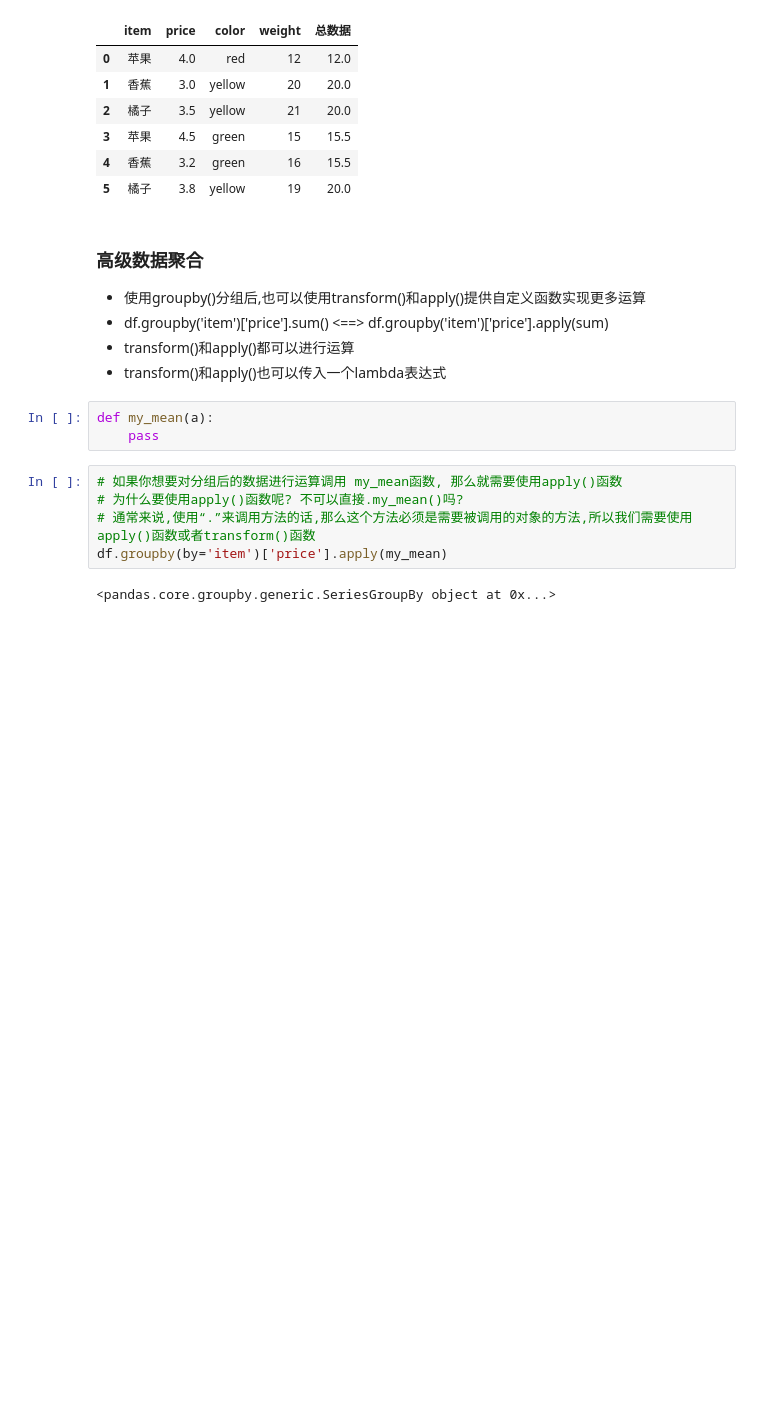
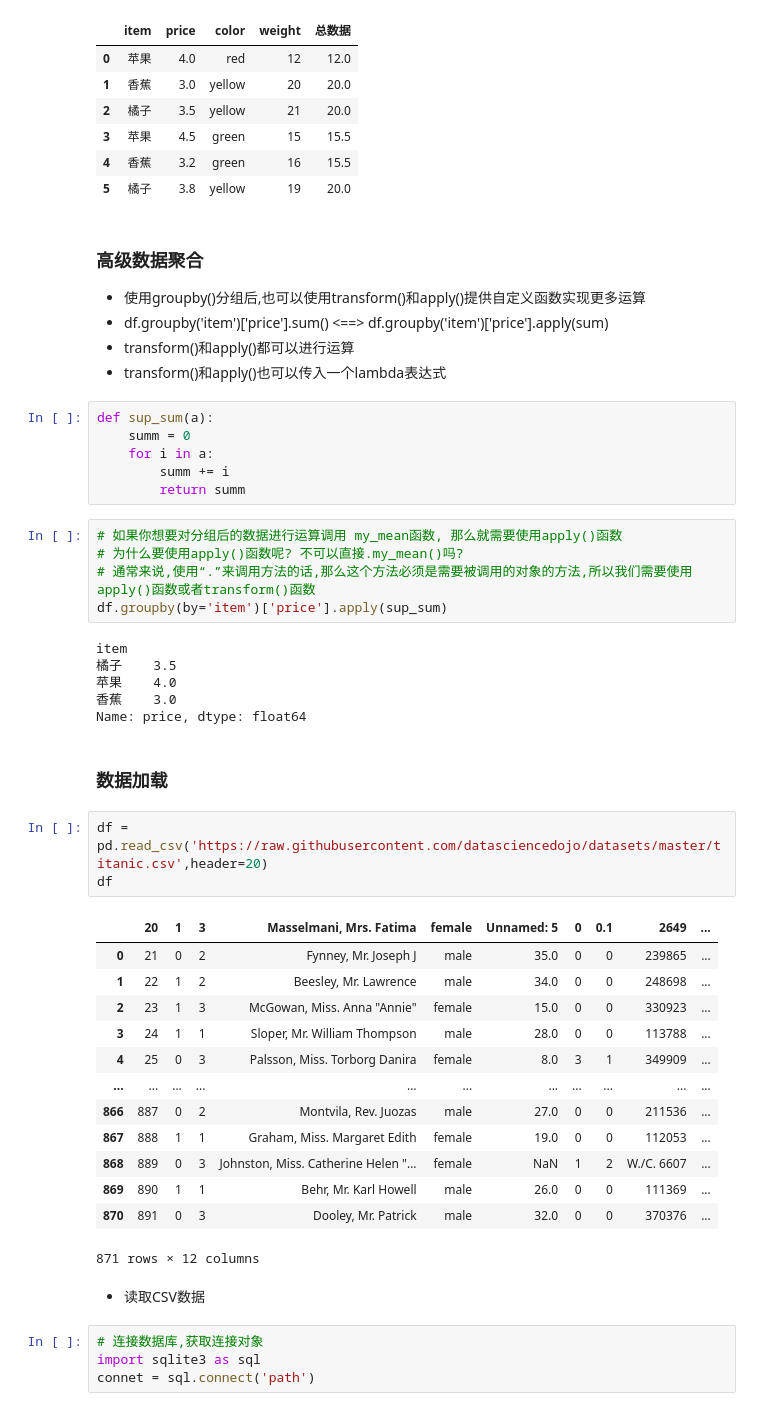
Before and after one commit to JohnLyonX/Numpy-Pandas, a Jupyter notebook: pandas高级操作.ipynb, the cells around one changed output. Saved outputs shown, nothing was run; the diff lists cells and outputs as text; blank space fills up the shorter version.

```diff
--- a/pandas高级操作.ipynb
+++ b/pandas高级操作.ipynb
@@ -247,12 +247,44 @@ df
   - transform()和apply()都可以进行运算
   - transform()和apply()也可以传入一个lambda表达式
 # %%
-def my_mean(a):
-    pass
+def sup_sum(a):
+    summ = 0
+    for i in a:
+        summ += i
+        return summ
 # %%
 # 如果你想要对分组后的数据进行运算调用 my_mean函数, 那么就需要使用apply()函数
 # 为什么要使用apply()函数呢? 不可以直接.my_mean()吗?
 # 通常来说,使用“.”来调用方法的话,那么这个方法必须是需要被调用的对象的方法,所以我们需要使用apply()函数或者transform()函数
-df.groupby(by='item')['price'].apply(my_mean)
+df.groupby(by='item')['price'].apply(sup_sum)
 # %% [output]
-<pandas.core.groupby.generic.SeriesGroupBy object at 0x...>
+item
+橘子    3.5
+苹果    4.0
+香蕉    3.0
+Name: price, dtype: float64
+# %% [markdown]
+### 数据加载
+# %%
+df = pd.read_csv('https://raw.githubusercontent.com/datasciencedojo/datasets/master/titanic.csv',header=20)
+df
+# %% [output]
+|  | 20 | 1 | 3 | Masselmani, Mrs. Fatima | female | Unnamed: 5 | 0 | 0.1 | 2649 | ... |
+| 0 | 21 | 0 | 2 | Fynney, Mr. Joseph J | male | 35.0 | 0 | 0 | 239865 | ... |
+| 1 | 22 | 1 | 2 | Beesley, Mr. Lawrence | male | 34.0 | 0 | 0 | 248698 | ... |
+| 2 | 23 | 1 | 3 | McGowan, Miss. Anna "Annie" | female | 15.0 | 0 | 0 | 330923 | ... |
+| 3 | 24 | 1 | 1 | Sloper, Mr. William Thompson | male | 28.0 | 0 | 0 | 113788 | ... |
+| 4 | 25 | 0 | 3 | Palsson, Miss. Torborg Danira | female | 8.0 | 3 | 1 | 349909 | ... |
+| ... | ... | ... | ... | ... | ... | ... | ... | ... | ... | ... |
+| 866 | 887 | 0 | 2 | Montvila, Rev. Juozas | male | 27.0 | 0 | 0 | 211536 | ... |
+| 867 | 888 | 1 | 1 | Graham, Miss. Margaret Edith | female | 19.0 | 0 | 0 | 112053 | ... |
+| 868 | 889 | 0 | 3 | Johnston, Miss. Catherine Helen "... | female | NaN | 1 | 2 | W./C. 6607 | ... |
+| 869 | 890 | 1 | 1 | Behr, Mr. Karl Howell | male | 26.0 | 0 | 0 | 111369 | ... |
+| 870 | 891 | 0 | 3 | Dooley, Mr. Patrick | male | 32.0 | 0 | 0 | 370376 | ... |
+871 rows × 12 columns
+# %% [markdown]
+- 读取CSV数据
+# %%
+# 连接数据库,获取连接对象
+import sqlite3 as sql
+connet = sql.connect('path')
```
Also changed, not shown: parts of 24 cells of this notebook, 1 other file.
